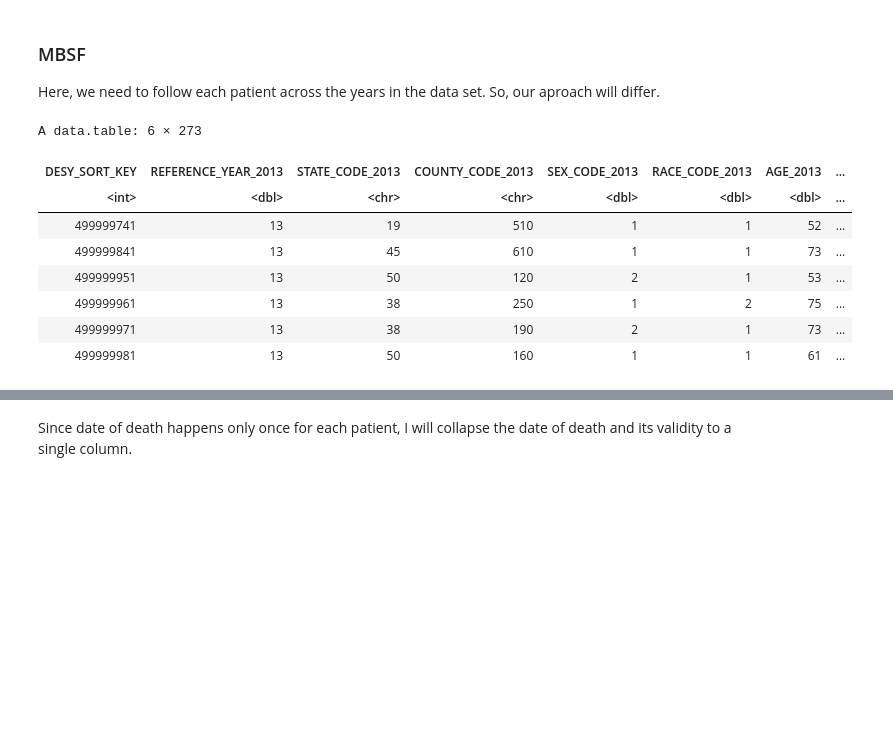
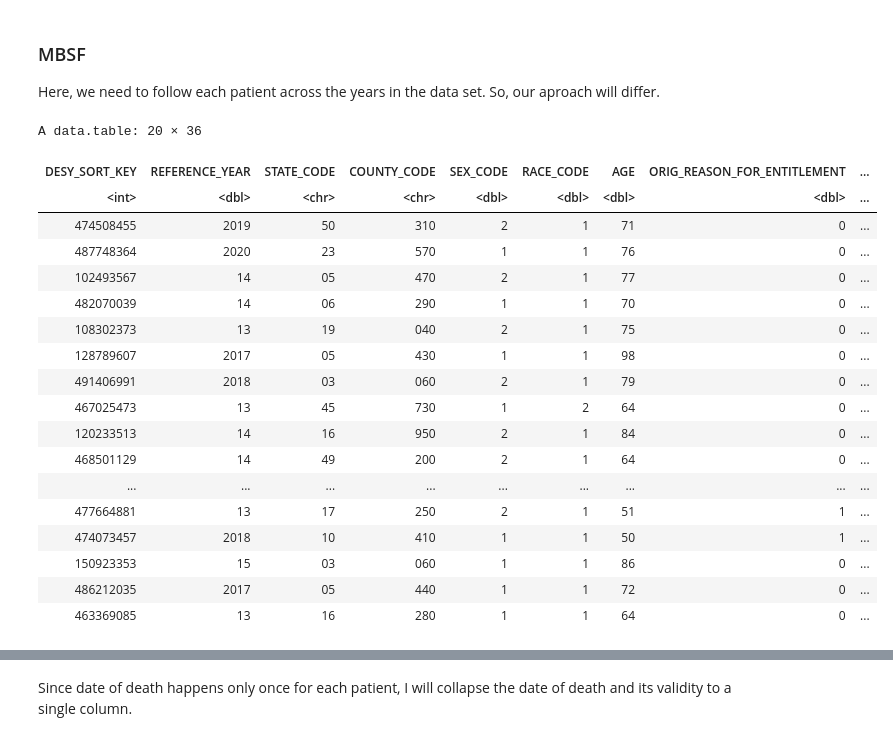
Before and after one commit to F4rbod/CaseMix, a Jupyter notebook: cleaning_MBSF.ipynb, the cells around one changed output, grey strips where cells are left out. Saved outputs shown, nothing was run; the diff lists cells and outputs as text; code cells hidden in the pictures; blank space fills up the shorter version.

Commit message:
mbsf_fixed

```diff
--- a/cleaning_MBSF.ipynb
+++ b/cleaning_MBSF.ipynb
@@ -0,0 +5,19 @@
+# %%
+options(repr.matrix.max.rows=100, repr.matrix.max.cols=300)
+options(repr.plot.width = 20, repr.plot.height = 15)
+options(width=300)
+
+numcores=28
+
+library(tidyverse)
+library(data.table)
+library(fst)
+library(comorbidity)
+library(reshape)
+library(dtplyr)
+library(haven)
+library(vroom)
+library(dplyr)
+`%!in%` = Negate(`%in%`)
+
+setDTthreads(numcores)
@@ -95,35 +136,35 @@ for (a in 1:length(mbsf_data)){
   mbsf_data[[a]]=mbsf_data[[a]][, ..mbsf_needed_cols]
 }
 
-#rename last n columns in a dataset
-rename_last = function(data, how_many, new_names) {
-  total_cols = ncol(data)
-  setnames(data, (total_cols - how_many + 1):(total_cols), new_names)
+for (a in 1:length(mbsf_data)){
+  mbsf_data[[a]][,year:=(a+2012)]
 }
 
-for (a in 1:length(mbsf_data)){
-  rename_last(
-    mbsf_data[[a]],
-    ncol(mbsf_data[[a]])-1,
-    paste(colnames(mbsf_data[[a]])[2:ncol(mbsf_data[[a]])],paste("_",as.character(2012+a),sep=""),sep=""))
-}
 
 for (a in 1:length(mbsf_data)){
   mbsf_data[[a]][,DESY_SORT_KEY:=as.integer(DESY_SORT_KEY)]
 }
 
-
-
-mbsf_data = reduce(mbsf_data, function(x,y) {full_join(x,y,by="DESY_SORT_KEY")}) %>% as.data.table()
+mbsf_data = reduce(mbsf_data, function(x,y) {rbind(x,y)}) %>% as.data.table()
 # %%
-tail(mbsf_data)
+mbsf_data[sample(.N,20)]
 # %% [output]
-A data.table: 6 × 273
+A data.table: 20 × 36
-| DESY_SORT_KEY | REFERENCE_YEAR_2013 | STATE_CODE_2013 | COUNTY_CODE_2013 | SEX_CODE_2013 | RACE_CODE_2013 | AGE_2013 | ... |
-| <int> | <dbl> | <chr> | <chr> | <dbl> | <dbl> | <dbl> | ... |
-| 499999741 | 13 | 19 | 510 | 1 | 1 | 52 | ... |
-| 499999841 | 13 | 45 | 610 | 1 | 1 | 73 | ... |
-| 499999951 | 13 | 50 | 120 | 2 | 1 | 53 | ... |
-| 499999961 | 13 | 38 | 250 | 1 | 2 | 75 | ... |
-| 499999971 | 13 | 38 | 190 | 2 | 1 | 73 | ... |
-| 499999981 | 13 | 50 | 160 | 1 | 1 | 61 | ... |
+| DESY_SORT_KEY | REFERENCE_YEAR | STATE_CODE | COUNTY_CODE | SEX_CODE | RACE_CODE | AGE | ORIG_REASON_FOR_ENTITLEMENT | ... |
+| <int> | <dbl> | <chr> | <chr> | <dbl> | <dbl> | <dbl> | <dbl> | ... |
+| 474508455 | 2019 | 50 | 310 | 2 | 1 | 71 | 0 | ... |
+| 487748364 | 2020 | 23 | 570 | 1 | 1 | 76 | 0 | ... |
+| 102493567 | 14 | 05 | 470 | 2 | 1 | 77 | 0 | ... |
+| 482070039 | 14 | 06 | 290 | 1 | 1 | 70 | 0 | ... |
+| 108302373 | 13 | 19 | 040 | 2 | 1 | 75 | 0 | ... |
+| 128789607 | 2017 | 05 | 430 | 1 | 1 | 98 | 0 | ... |
+| 491406991 | 2018 | 03 | 060 | 2 | 1 | 79 | 0 | ... |
+| 467025473 | 13 | 45 | 730 | 1 | 2 | 64 | 0 | ... |
+| 120233513 | 14 | 16 | 950 | 2 | 1 | 84 | 0 | ... |
+| 468501129 | 14 | 49 | 200 | 2 | 1 | 64 | 0 | ... |
+| ... | ... | ... | ... | ... | ... | ... | ... | ... |
+| 477664881 | 13 | 17 | 250 | 2 | 1 | 51 | 1 | ... |
+| 474073457 | 2018 | 10 | 410 | 1 | 1 | 50 | 1 | ... |
+| 150923353 | 15 | 03 | 060 | 1 | 1 | 86 | 0 | ... |
+| 486212035 | 2017 | 05 | 440 | 1 | 1 | 72 | 0 | ... |
+| 463369085 | 13 | 16 | 280 | 1 | 1 | 64 | 0 | ... |
```
Also changed, not shown: parts of 7 cells of this notebook.
